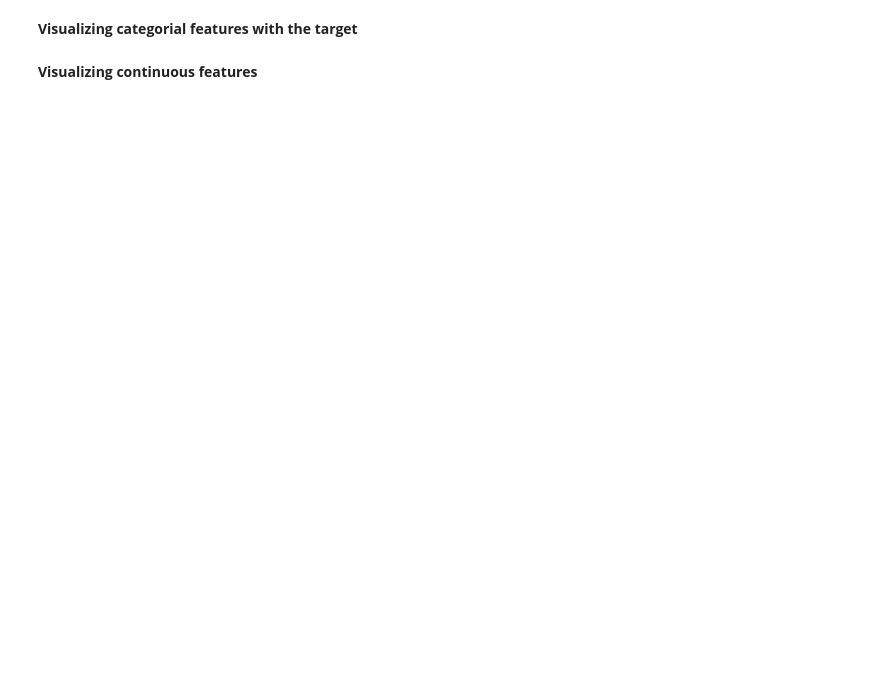
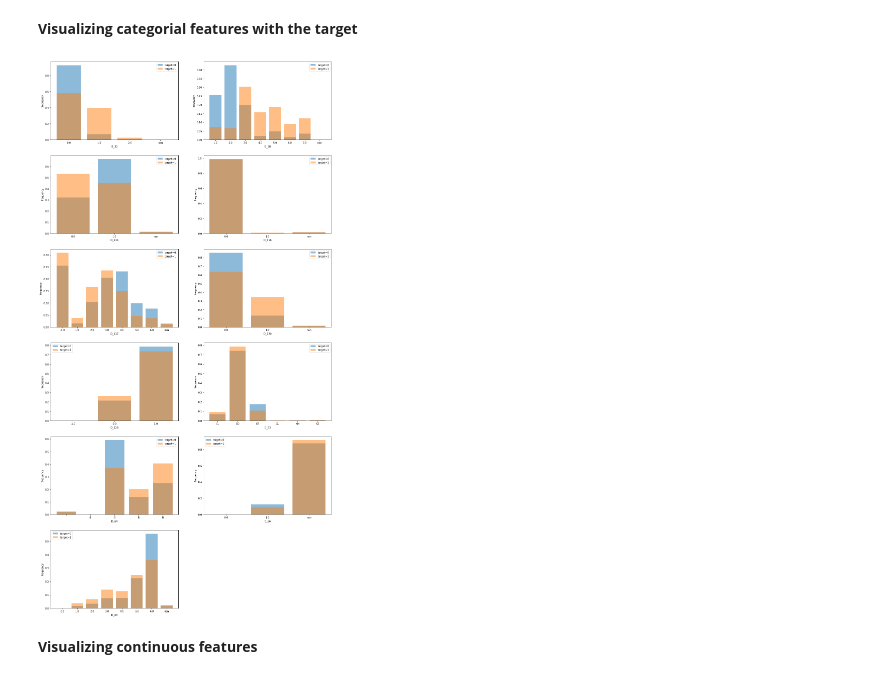
Before and after one commit to DushanPramod/American-Express---Default-Prediction, a Jupyter notebook: amex-default-prediction.ipynb, the cells around one changed output. Saved outputs shown, nothing was run; the diff lists cells and outputs as text; code cells hidden in the pictures; blank space fills up the shorter version.

```diff
--- a/amex-default-prediction.ipynb
+++ b/amex-default-prediction.ipynb
@@ -60,22 +112,24 @@ plt.show()
 # %% [markdown]
 **Visualizing categorial features with the target**
 # %%
-plt.figure(figsize=(20, 30))
+plt.figure(figsize=(20, 40))
 for i, f in enumerate(categorical_cols):
     plt.subplot(6, 2, i+1)
     temp = pd.DataFrame(train_dataset[f][train_dataset.target == 0].value_counts(dropna=False, normalize=True).sort_index().rename('count'))
     temp.index.name = 'value'
     temp.reset_index(inplace=True)
     plt.bar(temp.index, temp['count'], alpha=0.5, label='target=0')
     temp = pd.DataFrame(train_dataset[f][train_dataset.target == 1].value_counts(dropna=False, normalize=True).sort_index().rename('count'))
     temp.index.name = 'value'
     temp.reset_index(inplace=True)
     plt.bar(temp.index, temp['count'], alpha=0.5, label='target=1')
     plt.xlabel(f)
     plt.ylabel('frequency')
     plt.legend()
     plt.xticks(temp.index, temp.value)
 plt.show()
+# %% [output]
+[figure, added]
 # %% [markdown]
 **Visualizing continuous features**
 # %%
```
Also changed, not shown: parts of 31 cells of this notebook, 3 other files.
